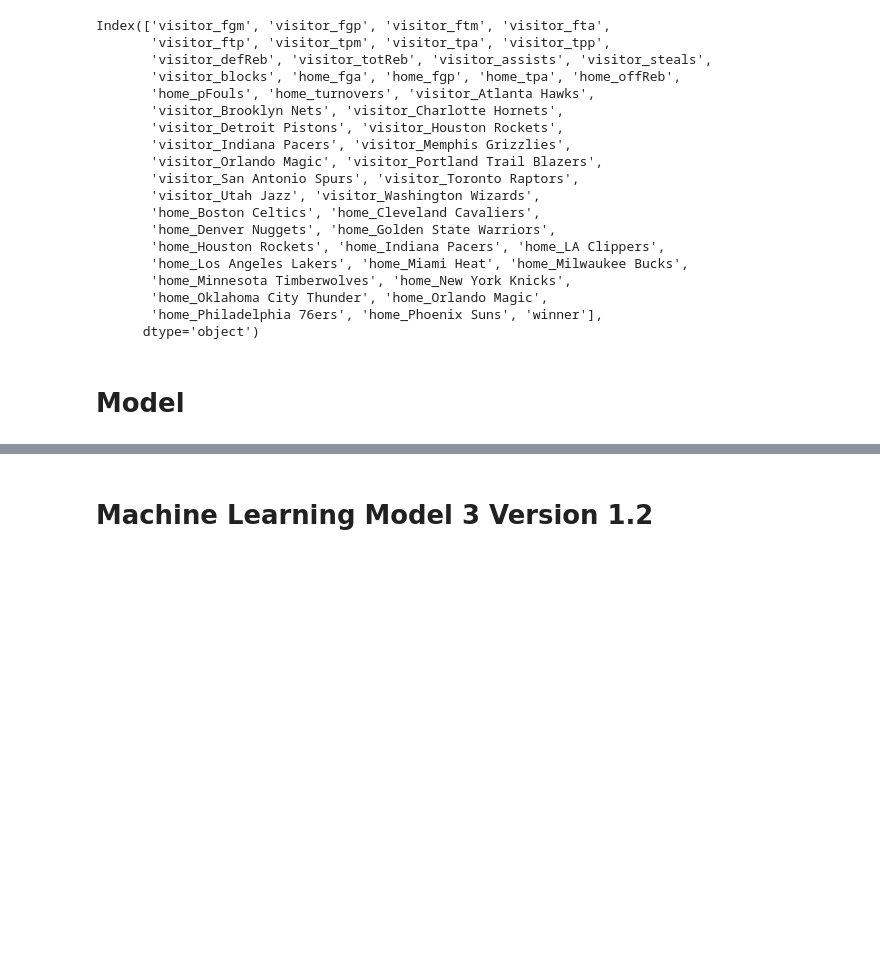
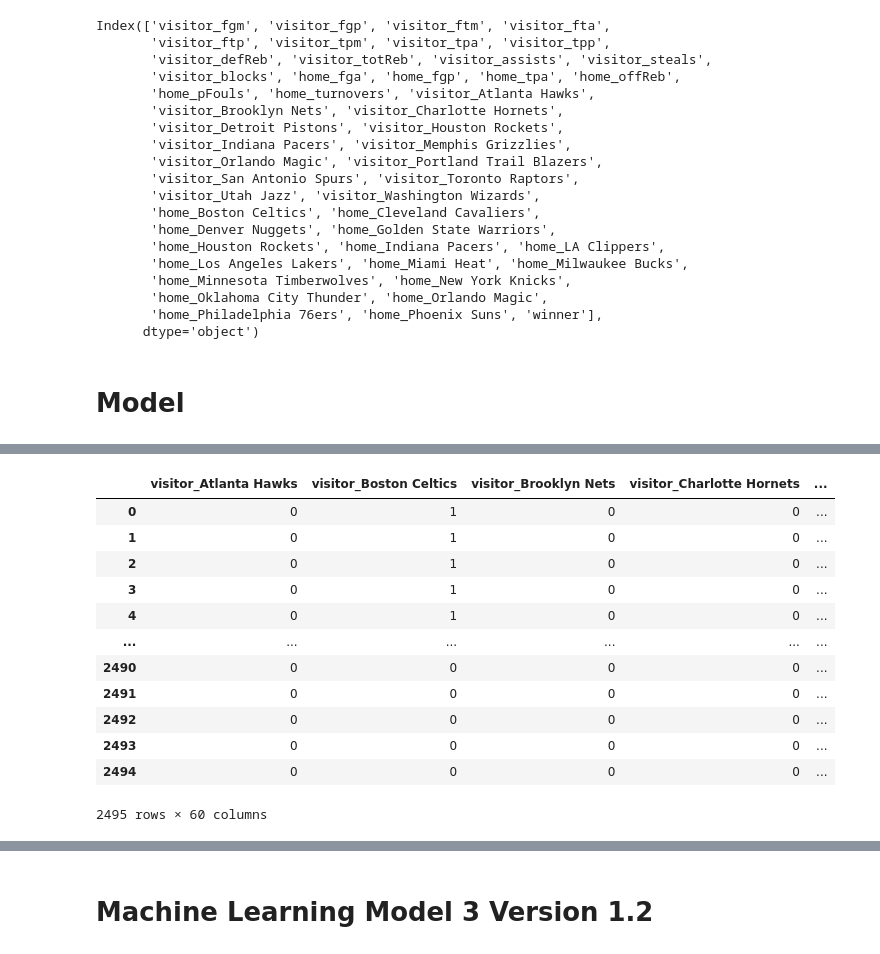
Before and after one commit to VincentGordon-Data-Analyst/nba-api, a Jupyter notebook: winnerPrediction_3.ipynb, the cells around one changed output, grey strips where cells are left out. Drawn from its saved outputs; the diff is of its cells as text; code cells hidden in the pictures; blank space fills up the shorter version.

```diff
--- a/winnerPrediction_3.ipynb
+++ b/winnerPrediction_3.ipynb
@@ -277,0 +331,17 @@ Index(['visitor_fgm', 'visitor_fgp', 'visitor_ftm', 'visitor_fta',
+# %%
+remaining_cols = [col for col in encoded_df.columns if col not in numerical_cols]
+encoded_df[remaining_cols]
+# %% [output]
+|  | visitor_Atlanta Hawks | visitor_Boston Celtics | visitor_Brooklyn Nets | visitor_Charlotte Hornets | ... |
+| 0 | 0 | 1 | 0 | 0 | ... |
+| 1 | 0 | 1 | 0 | 0 | ... |
+| 2 | 0 | 1 | 0 | 0 | ... |
+| 3 | 0 | 1 | 0 | 0 | ... |
+| 4 | 0 | 1 | 0 | 0 | ... |
+| ... | ... | ... | ... | ... | ... |
+| 2490 | 0 | 0 | 0 | 0 | ... |
+| 2491 | 0 | 0 | 0 | 0 | ... |
+| 2492 | 0 | 0 | 0 | 0 | ... |
+| 2493 | 0 | 0 | 0 | 0 | ... |
+| 2494 | 0 | 0 | 0 | 0 | ... |
+2495 rows × 60 columns
```
Also changed, not shown: parts of 10 cells of this notebook, 1 other file.
